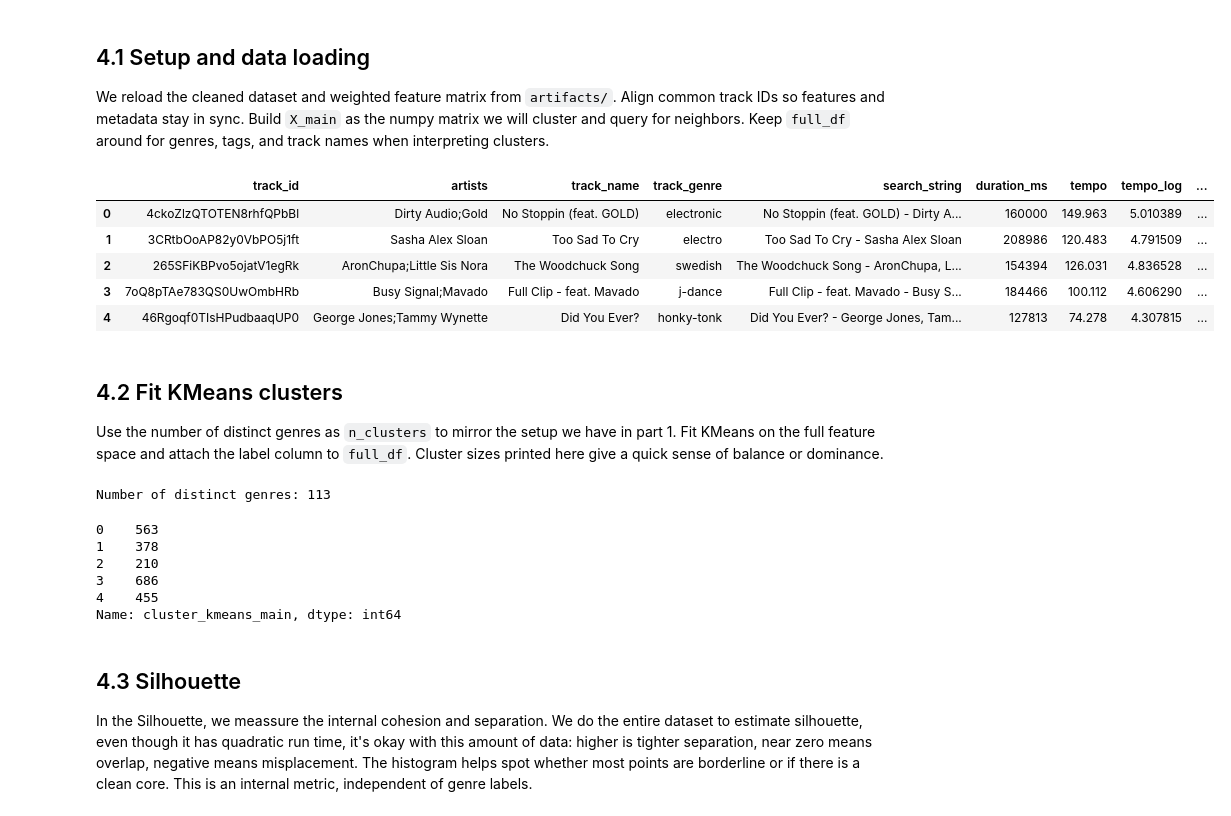
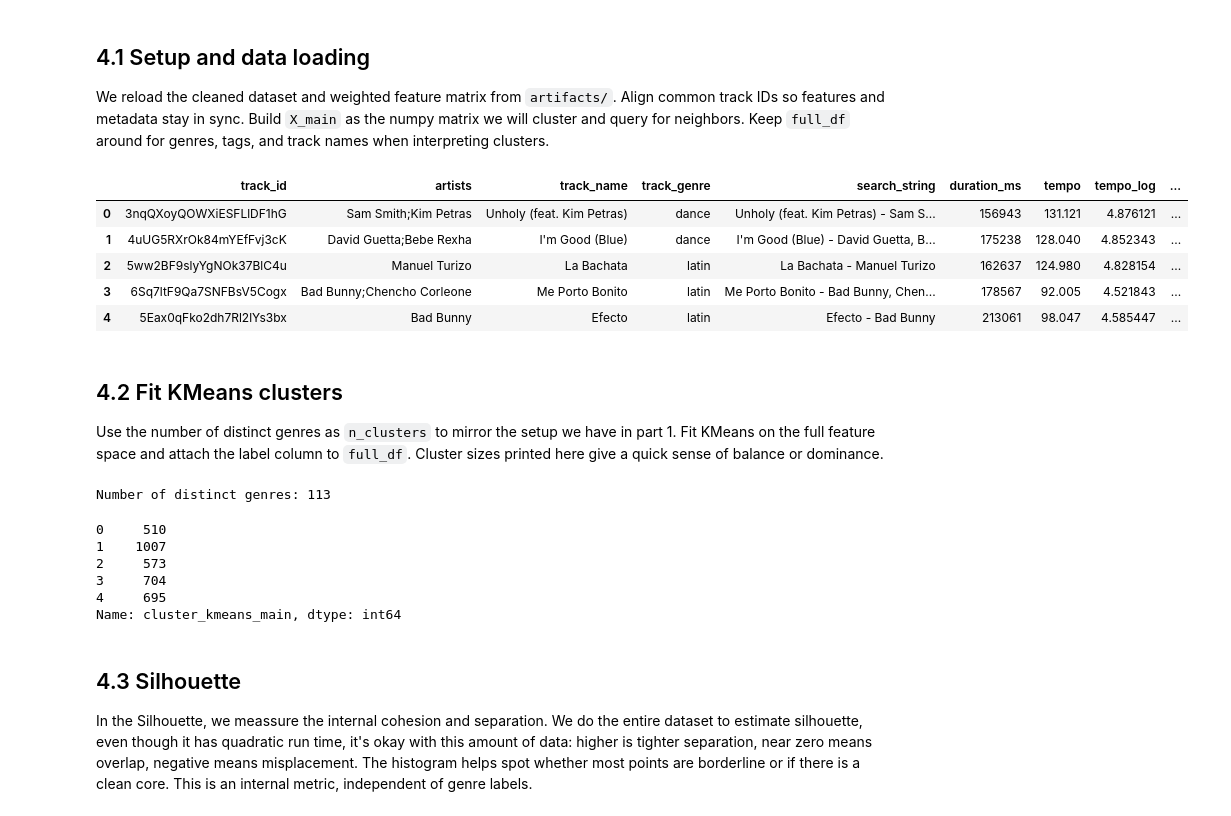
Before and after one commit to adamajane/computational-tools-for-data-science-02807-project, a Jupyter notebook: main/3-cluster-evaluation.ipynb, the cells around one changed output. Cells and saved outputs as stored; diff of their text form; code cells hidden in the pictures.

```diff
--- a/main/3-cluster-evaluation.ipynb
+++ b/main/3-cluster-evaluation.ipynb
@@ -29,40 +29,40 @@ pd.set_option("display.max_colwidth", 120)
 
 RANDOM_STATE = 42
 
 notebook_dir = Path.cwd().resolve()
 project_root = notebook_dir
 while not (project_root / "artifacts").exists() and project_root.parent != project_root:
     project_root = project_root.parent
 
 artifact_dir = project_root / "artifacts"
 
-full_df_path = artifact_dir / "full_dataset_clean.csv"
-features_npz_path = artifact_dir / "features_apt_all.npz"
+full_df_path = artifact_dir / "final_cleaned_dataset.csv"
+features_npz_path = artifact_dir / "track_features.npz"
 
 for path in [full_df_path, features_npz_path]:
     if not path.exists():
         raise FileNotFoundError(path)
 
 full_df = pd.read_csv(full_df_path)
 features_npz = np.load(features_npz_path, allow_pickle=True)
 track_ids = features_npz["track_ids"].astype(str)
 weighted_features = features_npz["features_weighted"]
 
 # Align rows so X_main matches full_df order
 trackid_to_idx = {tid: i for i, tid in enumerate(track_ids)}
 full_df["track_id"] = full_df["track_id"].astype(str)
 full_df = full_df[full_df["track_id"].isin(trackid_to_idx)].reset_index(drop=True)
 row_order = full_df["track_id"].map(trackid_to_idx).to_numpy()
 X_main = weighted_features[row_order].astype(np.float32)
 
 full_df.head()
 # %% [output]
 |  | track_id | artists | track_name | track_genre | search_string | duration_ms | tempo | tempo_log | ... |
-| 0 | 4ckoZlzQTOTEN8rhfQPbBl | Dirty Audio;Gold | No Stoppin (feat. GOLD) | electronic | No Stoppin (feat. GOLD) - Dirty A... | 160000 | 149.963 | 5.010389 | ... |
-| 1 | 3CRtbOoAP82y0VbPO5j1ft | Sasha Alex Sloan | Too Sad To Cry | electro | Too Sad To Cry - Sasha Alex Sloan | 208986 | 120.483 | 4.791509 | ... |
-| 2 | 265SFiKBPvo5ojatV1egRk | AronChupa;Little Sis Nora | The Woodchuck Song | swedish | The Woodchuck Song - AronChupa, L... | 154394 | 126.031 | 4.836528 | ... |
-| 3 | 7oQ8pTAe783QS0UwOmbHRb | Busy Signal;Mavado | Full Clip - feat. Mavado | j-dance | Full Clip - feat. Mavado - Busy S... | 184466 | 100.112 | 4.606290 | ... |
-| 4 | 46Rgoqf0TIsHPudbaaqUP0 | George Jones;Tammy Wynette | Did You Ever? | honky-tonk | Did You Ever? - George Jones, Tam... | 127813 | 74.278 | 4.307815 | ... |
+| 0 | 3nqQXoyQOWXiESFLlDF1hG | Sam Smith;Kim Petras | Unholy (feat. Kim Petras) | dance | Unholy (feat. Kim Petras) - Sam S... | 156943 | 131.121 | 4.876121 | ... |
+| 1 | 4uUG5RXrOk84mYEfFvj3cK | David Guetta;Bebe Rexha | I'm Good (Blue) | dance | I'm Good (Blue) - David Guetta, B... | 175238 | 128.040 | 4.852343 | ... |
+| 2 | 5ww2BF9slyYgNOk37BlC4u | Manuel Turizo | La Bachata | latin | La Bachata - Manuel Turizo | 162637 | 124.980 | 4.828154 | ... |
+| 3 | 6Sq7ltF9Qa7SNFBsV5Cogx | Bad Bunny;Chencho Corleone | Me Porto Bonito | latin | Me Porto Bonito - Bad Bunny, Chen... | 178567 | 92.005 | 4.521843 | ... |
+| 4 | 5Eax0qFko2dh7Rl2lYs3bx | Bad Bunny | Efecto | latin | Efecto - Bad Bunny | 213061 | 98.047 | 4.585447 | ... |
 # %% [markdown]
 ## 4.2 Fit KMeans clusters
 
@@ -87,11 +87,11 @@ cluster_sizes = full_df["cluster_kmeans_main"].value_counts().sort_index()
 cluster_sizes.head()
 # %% [output]
 Number of distinct genres: 113
-0    563
-1    378
-2    210
-3    686
-4    455
+0     510
+1    1007
+2     573
+3     704
+4     695
 Name: cluster_kmeans_main, dtype: int64
 # %% [markdown]
 ## 4.3 Silhouette
```
Also changed, not shown: parts of 11 cells of this notebook, 7 other files.
